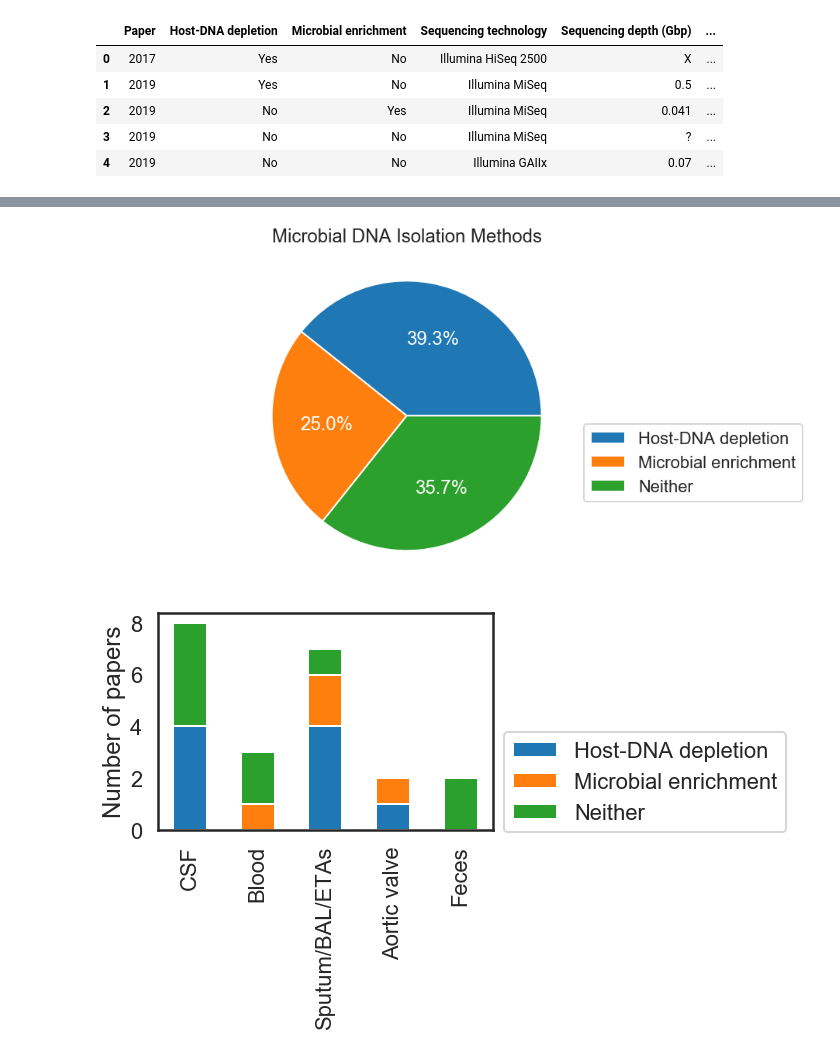
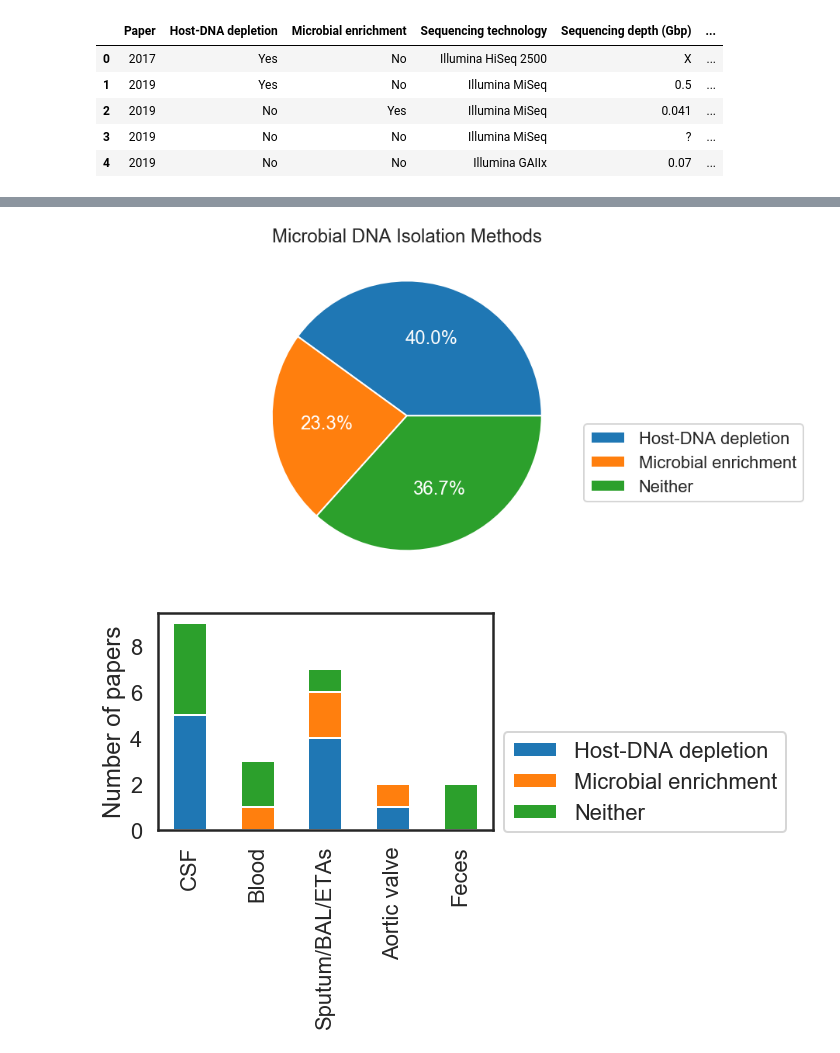
Before and after one commit to LizChang/Review-Paper-Figures, a Jupyter notebook: notebooks/table.ipynb, the cells around one changed output, grey strips where cells are left out. Saved outputs shown, nothing was run; the diff lists cells and outputs as text; code cells hidden in the pictures.

```diff
--- a/notebooks/table.ipynb
+++ b/notebooks/table.ipynb
@@ -24,37 +24,37 @@ g=sns.despine()
 # %%
-seq = pd.DataFrame({'ratio': [11, 7, 10]}, index=['Host-DNA depletion','Microbial enrichment', 'Neither'])
+seq = pd.DataFrame({'ratio': [12, 7, 11]}, index=['Host-DNA depletion','Microbial enrichment', 'Neither'])
 plot = seq.plot.pie(subplots=True, figsize=(8,8), autopct='%1.1f%%', textprops = {'color':"w"})
 plt.legend(loc='best', bbox_to_anchor=(1, 0.5))
 plt.ylabel("", color = "black")
 plt.title("Microbial DNA Isolation Methods")
 plt.savefig('../figures/isolation_methods_all.png',bbox_inches='tight')
 # %% [output]
-[figure, old version]
+[figure, new version]
 # %%
 N = 6
-host = [4,0,4,1,0]
+host = [5,0,4,1,0]
 enrich = [0,1,2,1,0]
 nope = [4,2,1,0,2]
 position = [0,2,4,6,8]
 BarWidth = 1
 
 two_bottom = np.add(host, enrich)
 
 #Host depletion
 p1 = plt.bar(position, host, width=BarWidth)
 #enrichment
 p2 = plt.bar(position, enrich, width=BarWidth, bottom=host)
 #Neither
 p3 = plt.bar(position, nope, width=BarWidth, bottom=two_bottom)
 
 plt.ylabel('Number of papers')
 plt.xticks(position, ('CSF', 'Blood', 'Sputum/BAL/ETAs', 'Aortic valve','Feces'))
 plt.yticks(np.arange(0, 10, 2))
 plt.legend((p1[0], p2[0], p3[0]), ('Host-DNA depletion', 'Microbial enrichment', 'Neither'), loc='best', bbox_to_anchor=(1, 0.5))
 plt.xticks(rotation=90)
 plt.savefig('../figures/isolation_methods.png', bbox_inches='tight')
 # %% [output]
-[figure, old version]
+[figure, new version]
 # %%
 plt.figure(figsize=(13,5))
 sns.set_style('white')
```
Also changed, not shown: parts of 12 cells of this notebook, 16 other files.
